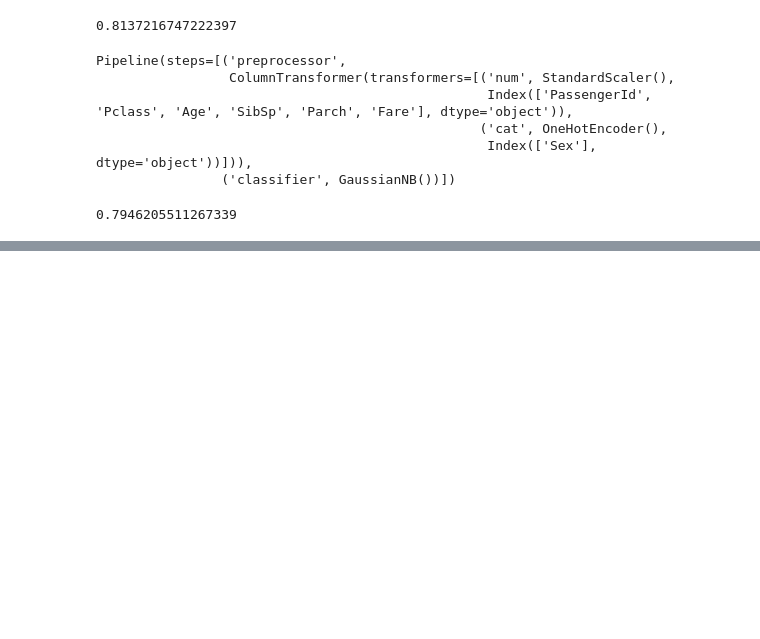
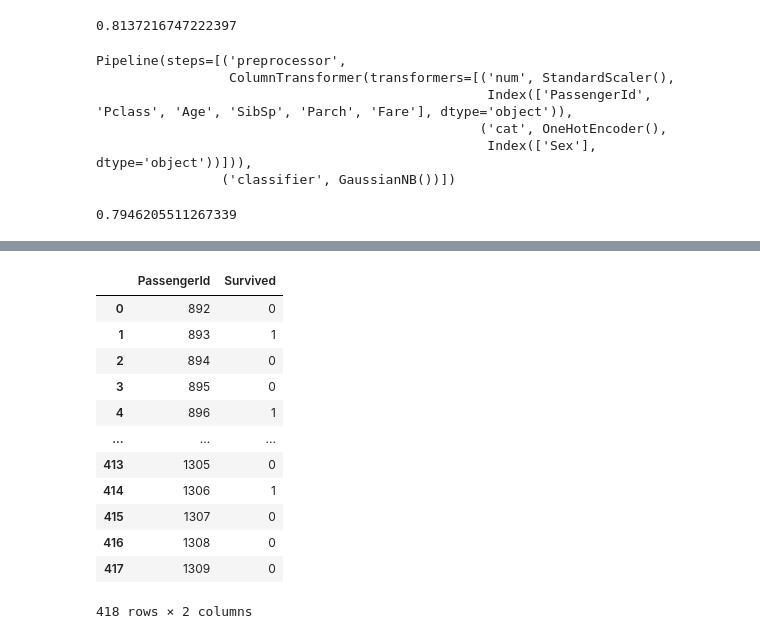
Before and after one commit to zxcvbbvvf/Kaggle-Competitions, a Jupyter notebook: Titanic - Machine Learning from Disaster/Titanic Workbook.ipynb, the cells around one changed output, grey strips where cells are left out. Saved outputs shown, nothing was run; the diff lists cells and outputs as text; code cells hidden in the pictures; blank space fills up the shorter version.

```diff
--- a/Titanic - Machine Learning from Disaster/Titanic Workbook.ipynb
+++ b/Titanic - Machine Learning from Disaster/Titanic Workbook.ipynb
@@ -277,0 +312,14 @@ grid_search.best_params_
+# %%
+# drop the columns that are not used in the model
+df_test = df_test.drop(["Name"], axis=1)
+df_test = df_test.drop(["Ticket"], axis=1)
+df_test = df_test.drop(["Cabin"], axis=1)
+df_test = df_test.drop(["Embarked"], axis=1)
+
+# fill missing values in the Age and Fare columns
+df_test["Age"] = df_test["Age"].fillna(np.mean(df_test["Age"]))
+df_test["Fare"] = df_test["Fare"].fillna(np.mean(df_test["Fare"]))
+# %%
+# make predictions
+predictions = grid_search.predict(df_test)
+predictions
@@ -277,0 +347,19 @@ grid_search.best_params_
+# %%
+# save the predictions to a CSV file with two columns: PassengerId and Survived
+df_submission = pd.DataFrame({"PassengerId": df_test["PassengerId"], "Survived": predictions})
+df_submission.to_csv("submission.csv", index=False)
+df_submission
+# %% [output]
+|  | PassengerId | Survived |
+| 0 | 892 | 0 |
+| 1 | 893 | 1 |
+| 2 | 894 | 0 |
+| 3 | 895 | 0 |
+| 4 | 896 | 1 |
+| ... | ... | ... |
+| 413 | 1305 | 0 |
+| 414 | 1306 | 1 |
+| 415 | 1307 | 0 |
+| 416 | 1308 | 0 |
+| 417 | 1309 | 0 |
+418 rows × 2 columns
```
Also changed, not shown: parts of 5 cells of this notebook.
